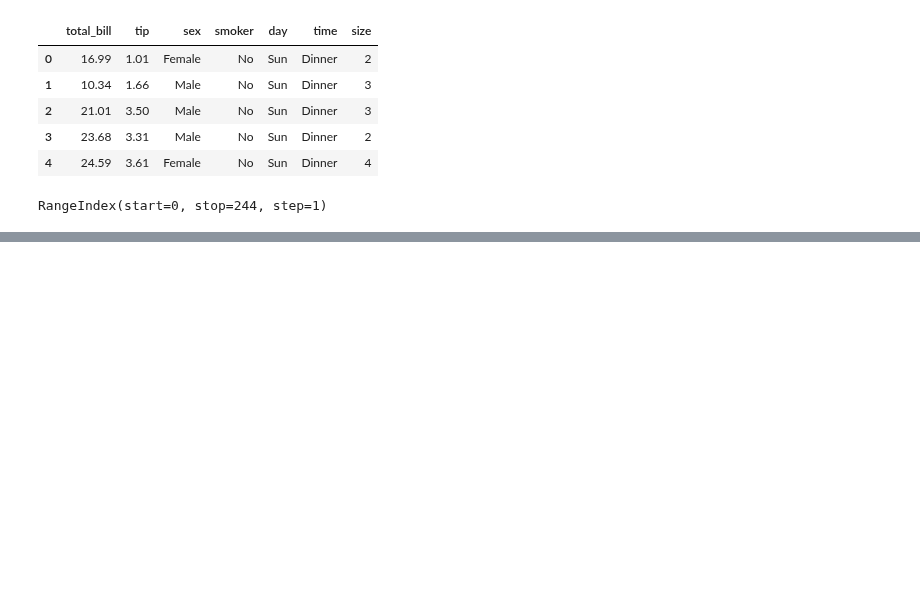
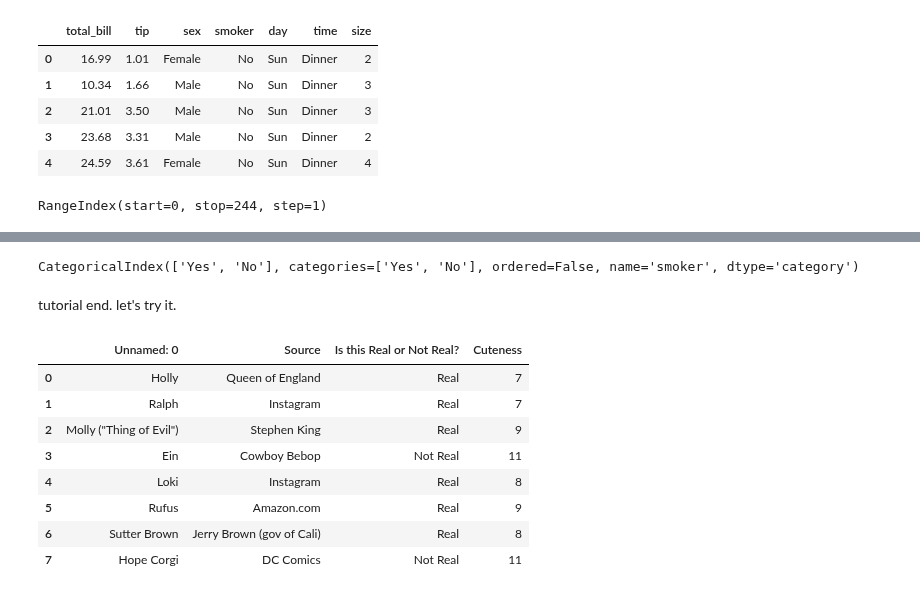
Before and after one commit to chawlaKat/Notebook-Noodlings, a Jupyter notebook: Pandas_and_corgis.ipynb, the cells around one changed output, grey strips where cells are left out. Saved outputs shown, nothing was run; the diff lists cells and outputs as text; code cells hidden in the pictures; blank space fills up the shorter version.

Commit message:
Pandas multiindex practice with corgis

```diff
--- a/Pandas_and_corgis.ipynb
+++ b/Pandas_and_corgis.ipynb
@@ -567,0 +665,18 @@ RangeIndex(start=0, stop=244, step=1)
+# %%
+dfs.unstack().index
+# %% [output]
+CategoricalIndex(['Yes', 'No'], categories=['Yes', 'No'], ordered=False, name='smoker', dtype='category')
+# %% [markdown]
+tutorial end. let's try it.
+# %%
+corgiFrame
+# %% [output]
+|  | Unnamed: 0 | Source | Is this Real or Not Real? | Cuteness |
+| 0 | Holly | Queen of England | Real | 7 |
+| 1 | Ralph | Instagram | Real | 7 |
+| 2 | Molly ("Thing of Evil") | Stephen King | Real | 9 |
+| 3 | Ein | Cowboy Bebop | Not Real | 11 |
+| 4 | Loki | Instagram | Real | 8 |
+| 5 | Rufus | Amazon.com | Real | 9 |
+| 6 | Sutter Brown | Jerry Brown (gov of Cali) | Real | 8 |
+| 7 | Hope Corgi | DC Comics | Not Real | 11 |
```
Also changed, not shown: parts of 21 cells of this notebook.
